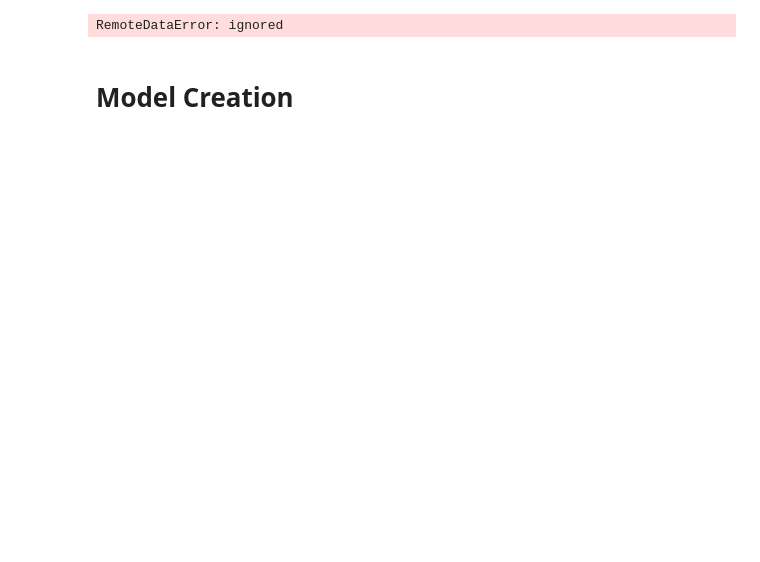
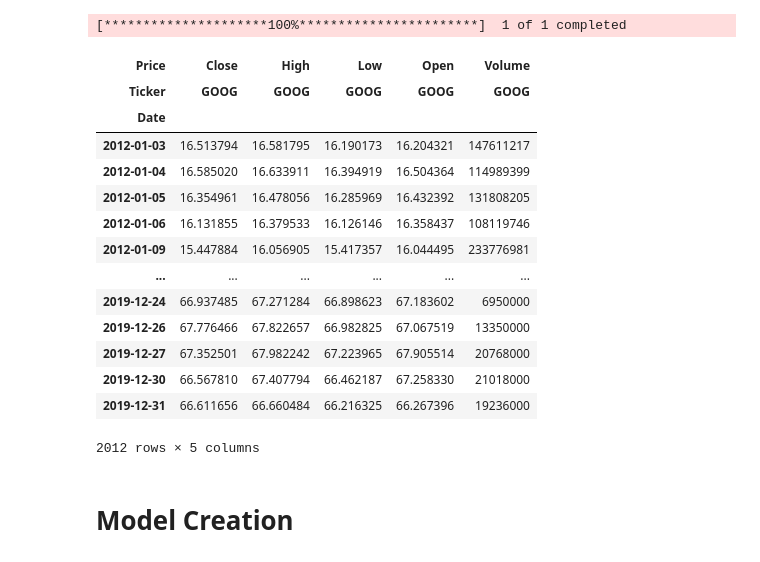
Before and after one commit to naimish75/Stock-Prediction-using-LSTM, a Jupyter notebook: Custom_LSTM_Stock.ipynb, the cells around one changed output. Drawn from its saved outputs; the diff is of its cells as text; code cells hidden in the pictures; blank space fills up the shorter version.

```diff
--- a/Custom_LSTM_Stock.ipynb
+++ b/Custom_LSTM_Stock.ipynb
@@ -12,12 +33,28 @@ from tensorflow.keras.layers import Dense, LSTM, Dropout
 # %%
 company = "GOOG"
-
 start = dt.datetime(2012, 1, 1)
 end = dt.datetime(2020, 1, 1)
-data = pdr.DataReader(company, 'yahoo', start, end)
+
+# Fetch data
+data = yf.download(company, start=start, end=end)
 data
 # %% [output]
-RemoteDataError: ignored
+[*********************100%***********************]  1 of 1 completed
+| Price | Close | High | Low | Open | Volume |
+| Ticker | GOOG | GOOG | GOOG | GOOG | GOOG |
+| Date |  |  |  |  |  |
+| 2012-01-03 | 16.513794 | 16.581795 | 16.190173 | 16.204321 | 147611217 |
+| 2012-01-04 | 16.585020 | 16.633911 | 16.394919 | 16.504364 | 114989399 |
+| 2012-01-05 | 16.354961 | 16.478056 | 16.285969 | 16.432392 | 131808205 |
+| 2012-01-06 | 16.131855 | 16.379533 | 16.126146 | 16.358437 | 108119746 |
+| 2012-01-09 | 15.447884 | 16.056905 | 15.417357 | 16.044495 | 233776981 |
+| ... | ... | ... | ... | ... | ... |
+| 2019-12-24 | 66.937485 | 67.271284 | 66.898623 | 67.183602 | 6950000 |
+| 2019-12-26 | 67.776466 | 67.822657 | 66.982825 | 67.067519 | 13350000 |
+| 2019-12-27 | 67.352501 | 67.982242 | 67.223965 | 67.905514 | 20768000 |
+| 2019-12-30 | 66.567810 | 67.407794 | 66.462187 | 67.258330 | 21018000 |
+| 2019-12-31 | 66.611656 | 66.660484 | 66.216325 | 66.267396 | 19236000 |
+2012 rows × 5 columns
 # %%
 scaler = MinMaxScaler(feature_range=(0, 1))
 scaled_data = scaler.fit_transform(data['Close'].values.reshape(-1,1))
```
Also changed, not shown: parts of 9 cells of this notebook.
